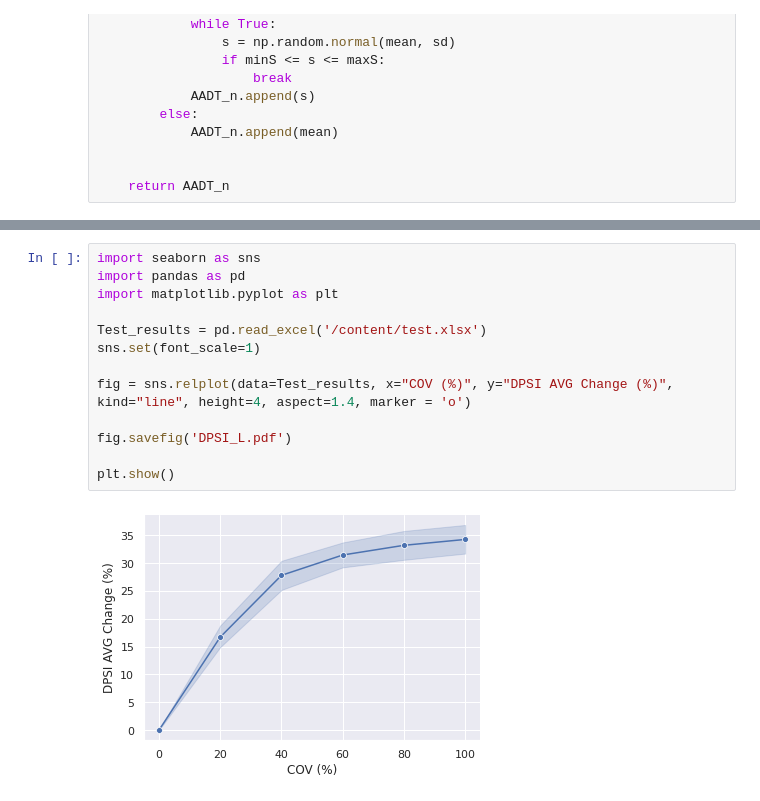
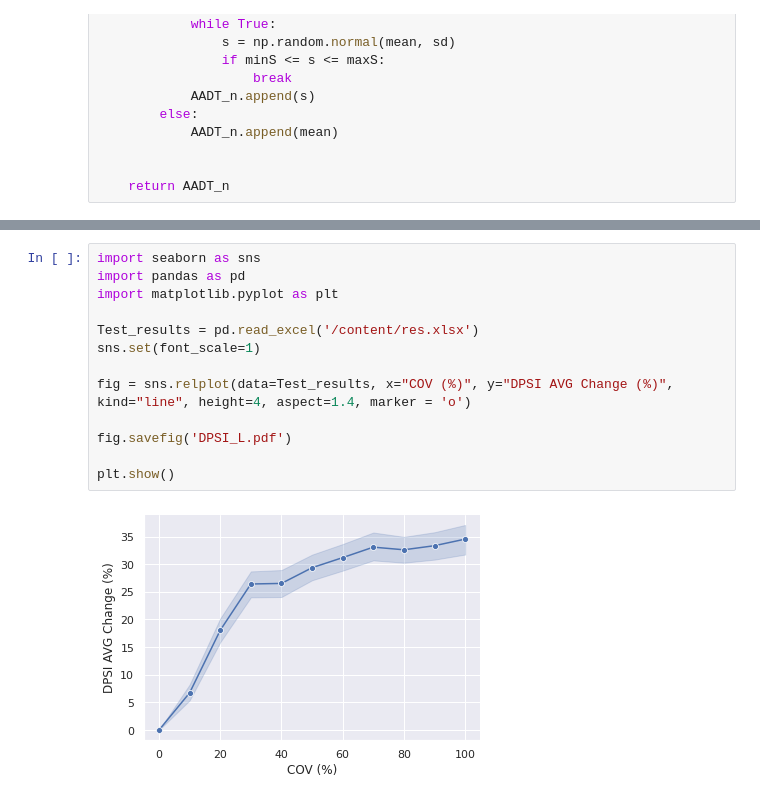
Before and after one commit to mz-zarei/NBEB-Sensitivity, a Jupyter notebook: NBEB_sensitivity_Application.ipynb, the cells around one changed output, grey strips where cells are left out. Saved outputs shown, nothing was run; the diff lists cells and outputs as text.

```diff
--- a/NBEB_sensitivity_Application.ipynb
+++ b/NBEB_sensitivity_Application.ipynb
@@ -218,15 +213,15 @@ plt.show()
 # %%
 import seaborn as sns
 import pandas as pd
 import matplotlib.pyplot as plt
 
-Test_results = pd.read_excel('/content/test.xlsx')
+Test_results = pd.read_excel('/content/res.xlsx')
 sns.set(font_scale=1)
 
 fig = sns.relplot(data=Test_results, x="COV (%)", y="DPSI AVG Change (%)", kind="line", height=4, aspect=1.4, marker = 'o')
 
 fig.savefig('DPSI_L.pdf')
 
 plt.show()
 # %% [output]
-[figure, old version]
+[figure, new version]
```
Also changed, not shown: parts of 7 cells of this notebook.
